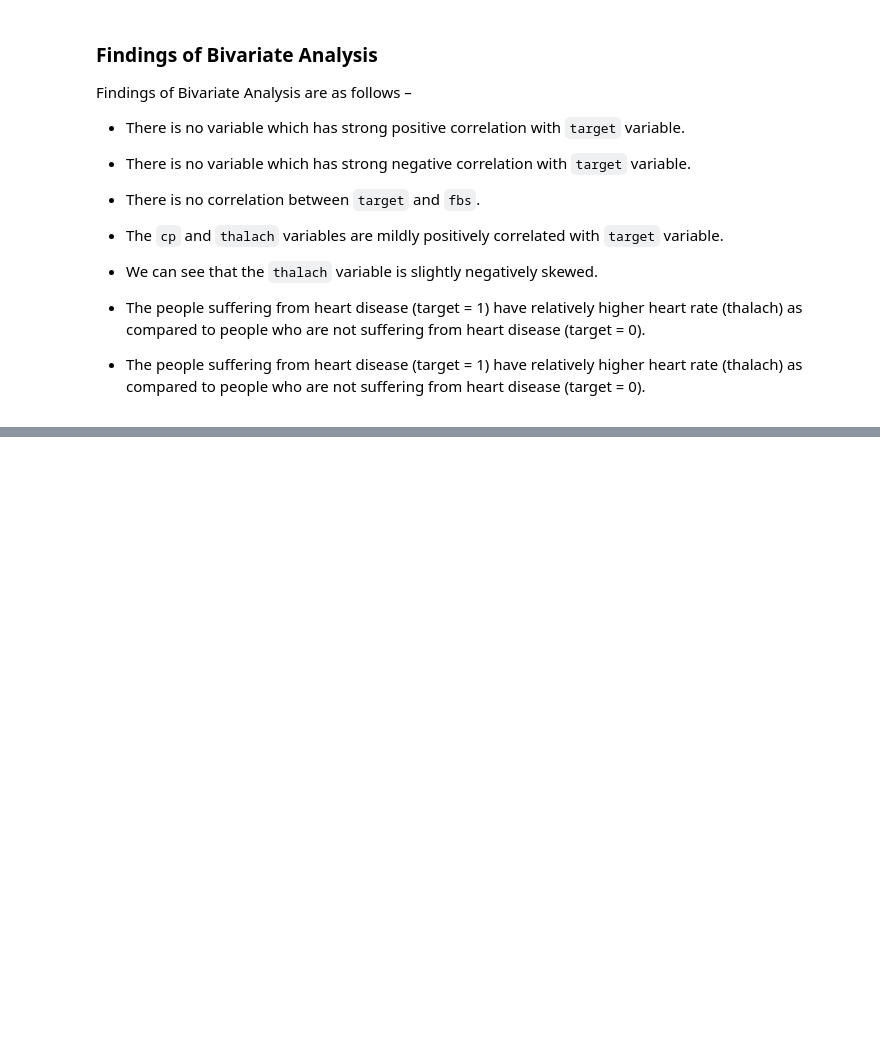
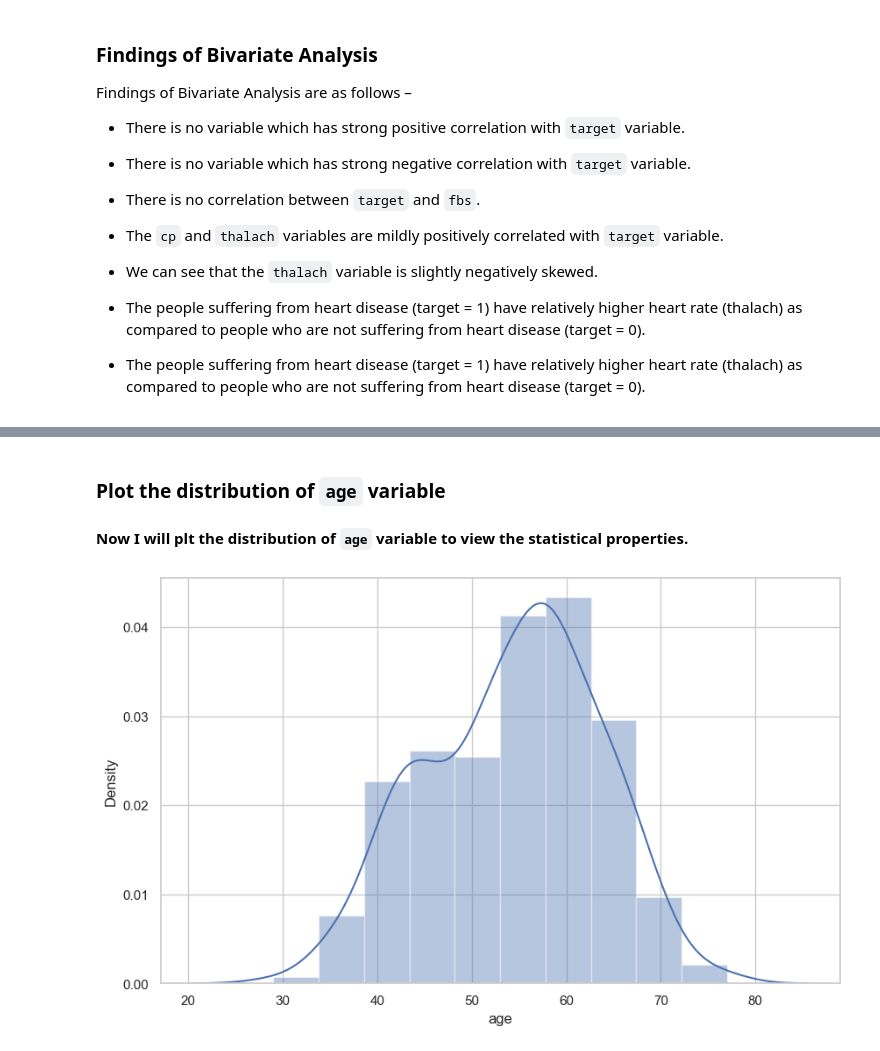
Before and after one commit to Mikun007/Agentic-AI-Generative-AI-AI-ML-DA-FSDS-_-Codes_Experties, a Jupyter notebook: Projects/EDA in heart_disease.ipynb, the cells around one changed output, grey strips where cells are left out. Cells and saved outputs as stored; diff of their text form; code cells hidden in the pictures; blank space fills up the shorter version.

```diff
--- a/Projects/EDA in heart_disease.ipynb
+++ b/Projects/EDA in heart_disease.ipynb
@@ -601,0 +682,11 @@ Findings of Bivariate Analysis are as follows –
+# %% [markdown]
+### Plot the distribution of `age` variable
+
+#### Now I will plt the distribution of `age` variable to view the statistical properties.
+# %%
+fig, ax = plt.subplots(figsize=(10, 6))
+x =df['age']
+ax = sns.distplot(x, bins=10)
+plt.show()
+# %% [output]
+[figure, added]
```
Also changed, not shown: parts of 60 cells of this notebook.
